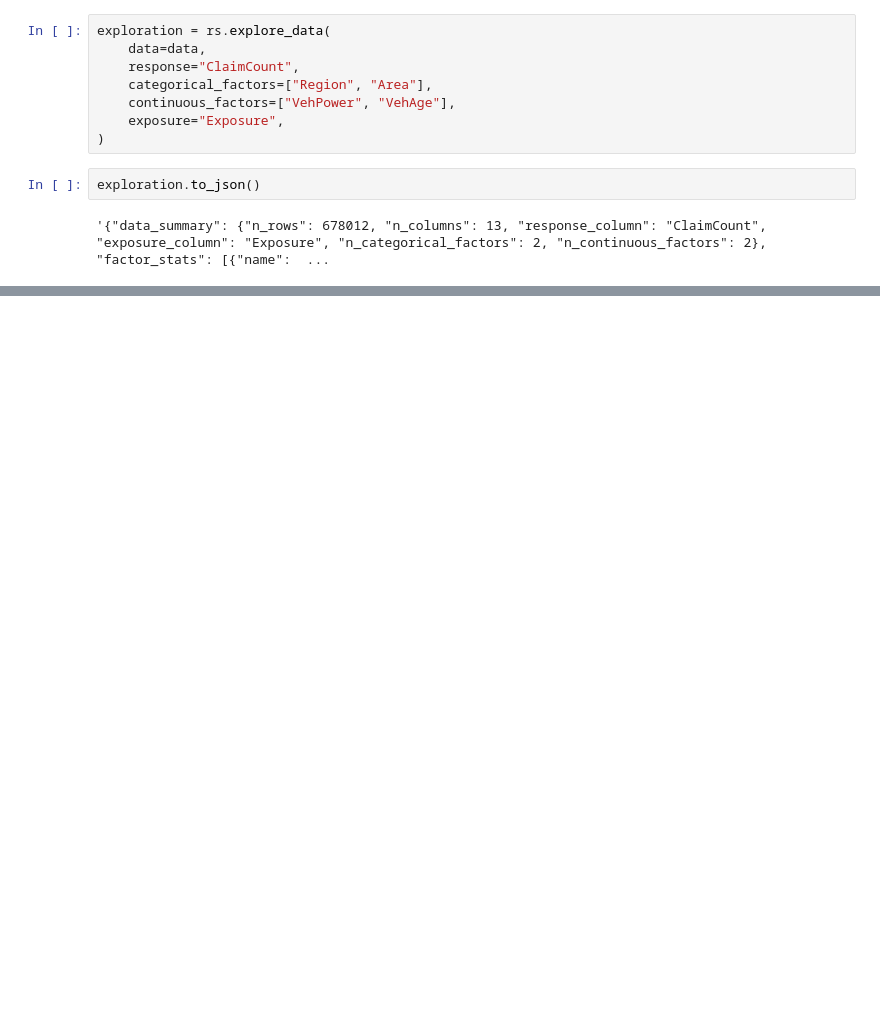
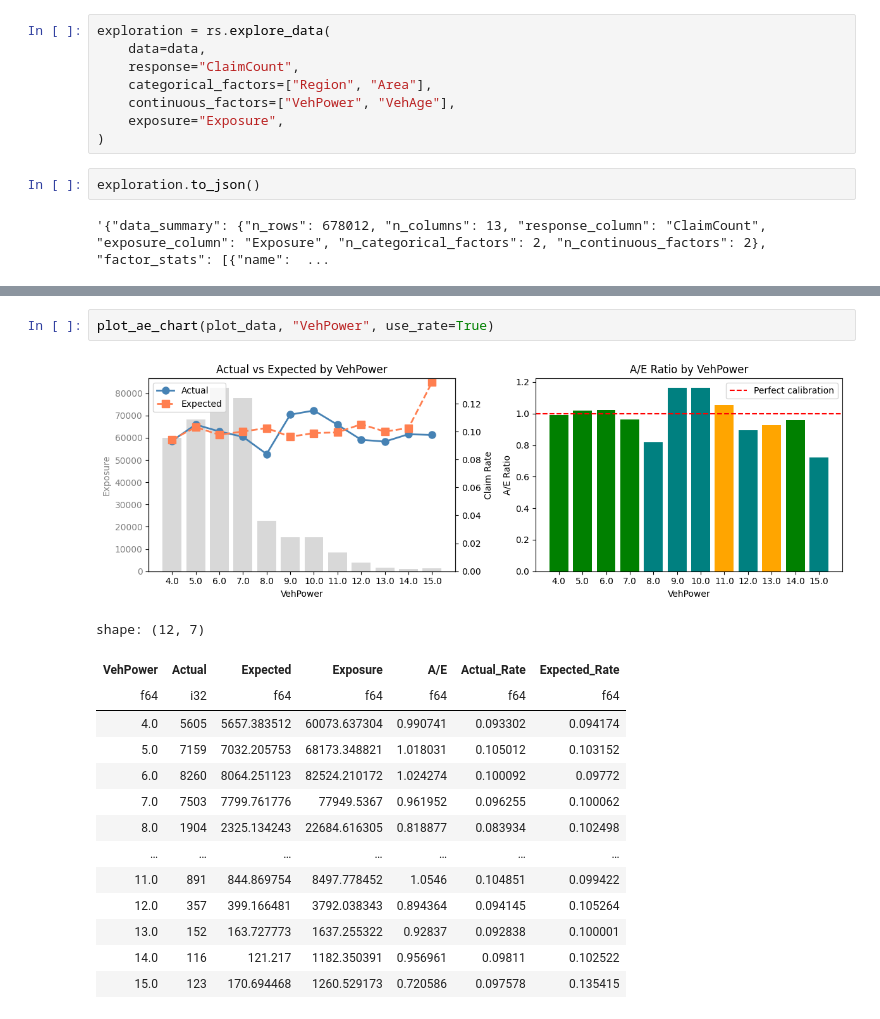
Before and after one commit to PricingFrontier/rustystats, a Jupyter notebook: examples/frequency_error.ipynb, the cells around one changed output, grey strips where cells are left out. Saved outputs shown, nothing was run; the diff lists cells and outputs as text; blank space fills up the shorter version.

```diff
--- a/examples/frequency_error.ipynb
+++ b/examples/frequency_error.ipynb
@@ -40,0 +228,18 @@ ValueError: GLM fitting failed: Linear algebra error: Failed to solve weighted l
+# %%
+plot_ae_chart(plot_data, "VehPower", use_rate=True)
+# %% [output]
+[figure, added]
+shape: (12, 7)
+| VehPower | Actual | Expected | Exposure | A/E | Actual_Rate | Expected_Rate |
+| f64 | i32 | f64 | f64 | f64 | f64 | f64 |
+| 4.0 | 5605 | 5657.383512 | 60073.637304 | 0.990741 | 0.093302 | 0.094174 |
+| 5.0 | 7159 | 7032.205753 | 68173.348821 | 1.018031 | 0.105012 | 0.103152 |
+| 6.0 | 8260 | 8064.251123 | 82524.210172 | 1.024274 | 0.100092 | 0.09772 |
+| 7.0 | 7503 | 7799.761776 | 77949.5367 | 0.961952 | 0.096255 | 0.100062 |
+| 8.0 | 1904 | 2325.134243 | 22684.616305 | 0.818877 | 0.083934 | 0.102498 |
+| … | … | … | … | … | … | … |
+| 11.0 | 891 | 844.869754 | 8497.778452 | 1.0546 | 0.104851 | 0.099422 |
+| 12.0 | 357 | 399.166481 | 3792.038343 | 0.894364 | 0.094145 | 0.105264 |
+| 13.0 | 152 | 163.727773 | 1637.255322 | 0.92837 | 0.092838 | 0.100001 |
+| 14.0 | 116 | 121.217 | 1182.350391 | 0.956961 | 0.09811 | 0.102522 |
+| 15.0 | 123 | 170.694468 | 1260.529173 | 0.720586 | 0.097578 | 0.135415 |
```
Also changed, not shown: parts of 12 cells of this notebook, 2 other files.
